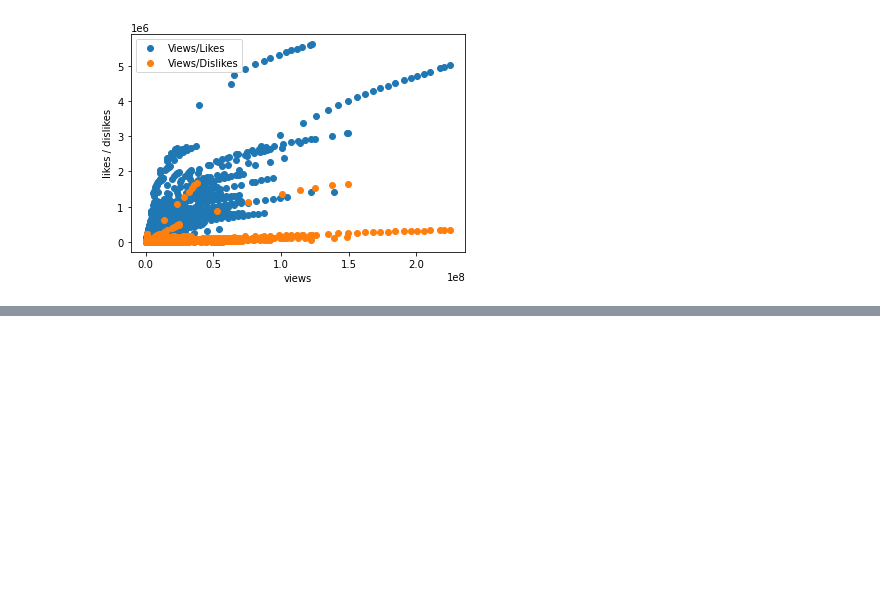
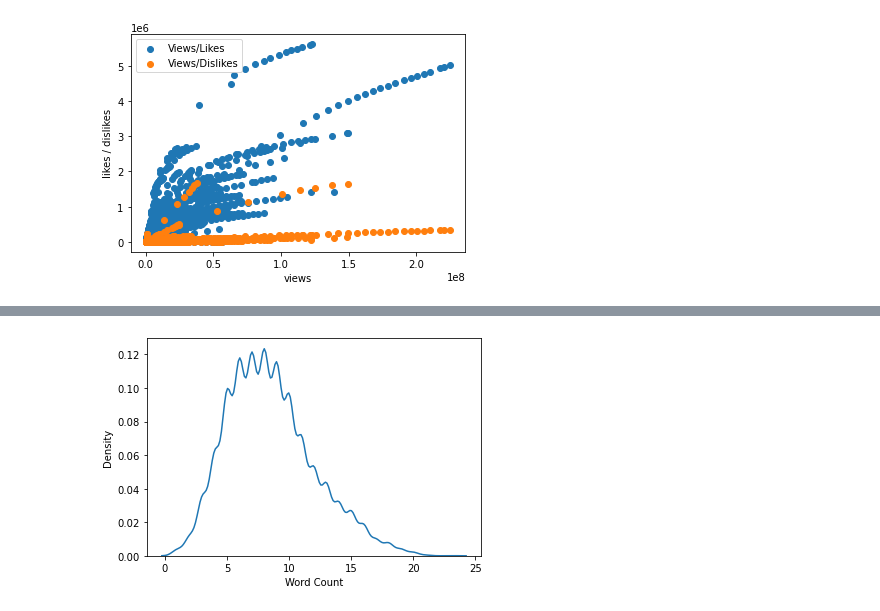
Before and after one commit to pyrogenix/131_finalproject, a Jupyter notebook: testing.ipynb, the cells around one changed output, grey strips where cells are left out. Cells and saved outputs as stored; diff of their text form; code cells hidden in the pictures; blank space fills up the shorter version.

```diff
--- a/testing.ipynb
+++ b/testing.ipynb
@@ -47,0 +46,7 @@ Name: views, Length: 40949, dtype: float64
+# %%
+csv['count_word']=csv["title"].apply(lambda x: len(str(x).split()))
+sns.distplot(csv['count_word'], hist=False)
+plt.xlabel('Word Count')
+plt.show()
+# %% [output]
+[figure, added]
```
Also changed, not shown: parts of 7 cells of this notebook, 1 other file.
